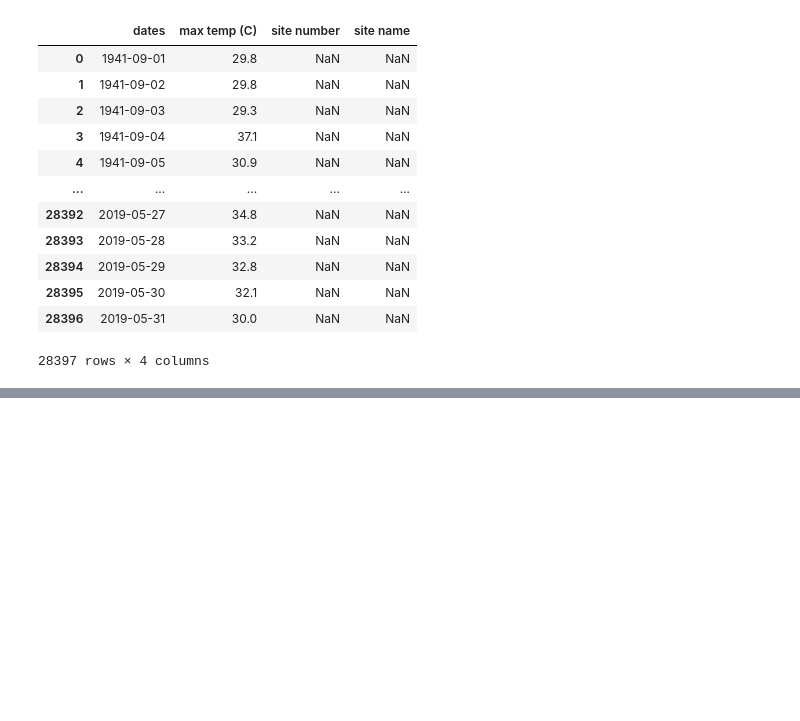
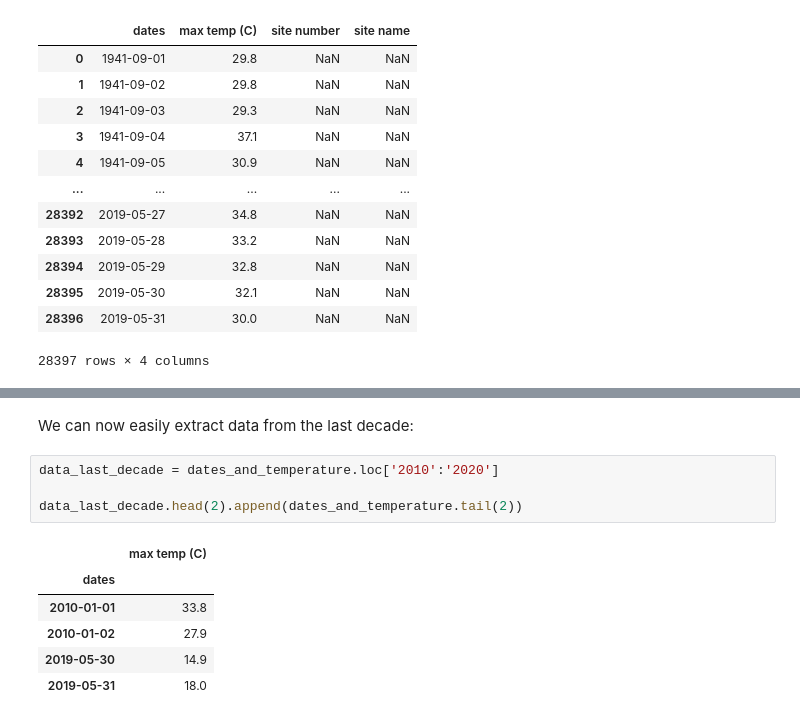
Before and after one commit to NCI-data-analysis-platform/climate-cmip, a Jupyter notebook: plot_pandas_climate_obs.ipynb, the cells around one changed output, grey strips where cells are left out. Saved outputs shown, nothing was run; the diff lists cells and outputs as text; blank space fills up the shorter version.

```diff
--- a/plot_pandas_climate_obs.ipynb
+++ b/plot_pandas_climate_obs.ipynb
@@ -181,0 +162,13 @@ teny.plot(kind='line',x='dates',y='max temp (C)', color='red')
+# %% [markdown]
+We can now easily extract data from the last decade:
+# %%
+data_last_decade = dates_and_temperature.loc['2010':'2020']
+
+data_last_decade.head(2).append(dates_and_temperature.tail(2))
+# %% [output]
+|  | max temp (C) |
+| dates |  |
+| 2010-01-01 | 33.8 |
+| 2010-01-02 | 27.9 |
+| 2019-05-30 | 14.9 |
+| 2019-05-31 | 18.0 |
```
Also changed, not shown: parts of 18 cells of this notebook, 21 other files.
